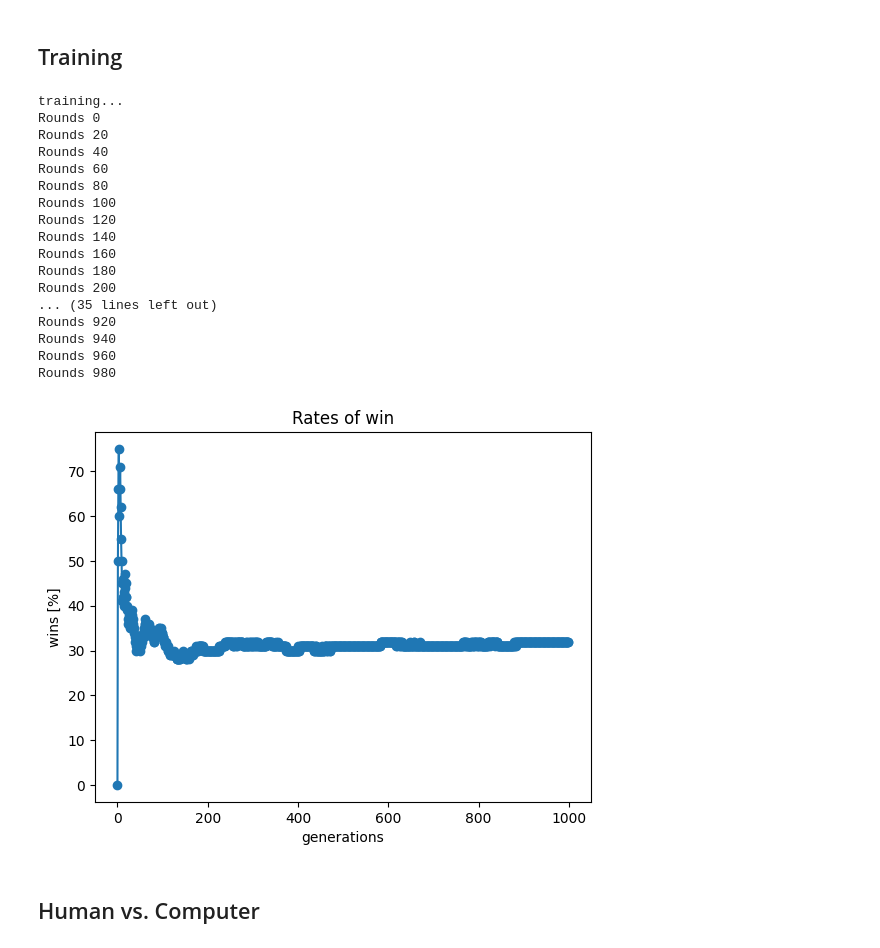
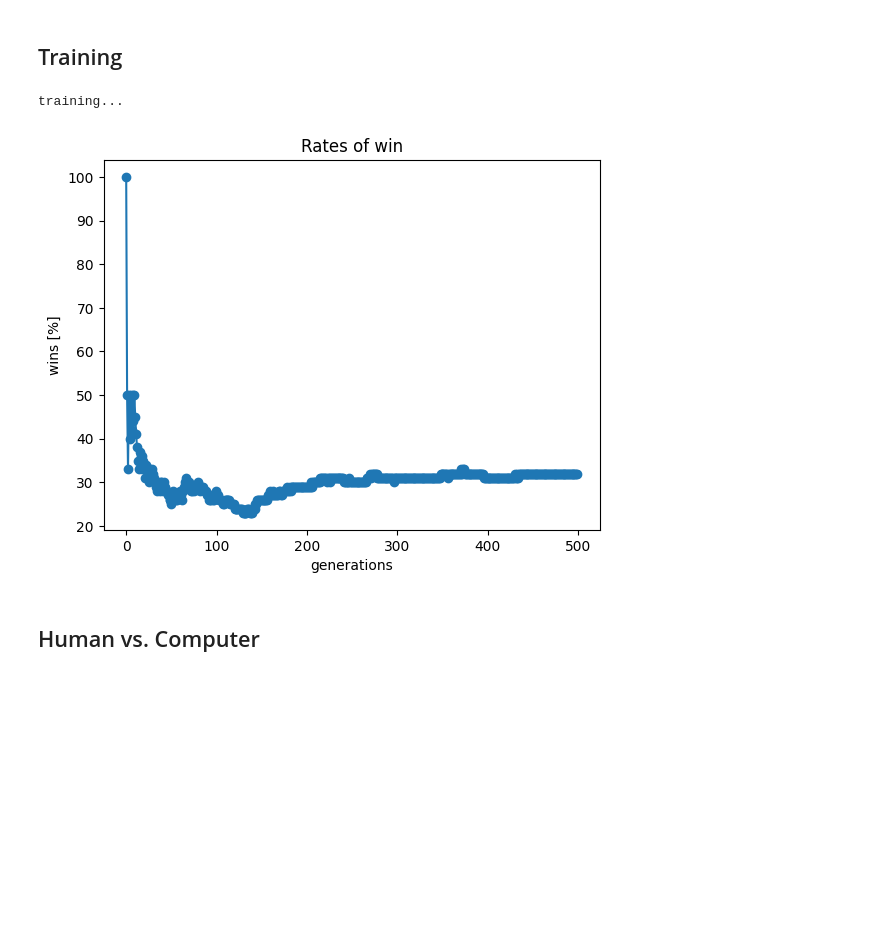
Before and after one commit to leighannelem/checkersRL_math156_24, a Jupyter notebook: new_notebook.ipynb, the cells around one changed output. Drawn from its saved outputs; the diff is of its cells as text; code cells hidden in the pictures; blank space fills up the shorter version.

```diff
--- a/new_notebook.ipynb
+++ b/new_notebook.ipynb
@@ -224,29 +21,13 @@ Epoch 16/16
 # %%
 p1 = Player("p1")
 p2 = Player("p2")
 
 st = State(p1, p2)
 print("training...")
-st.play(1000)
+st.play(500)
 # %% [output]
 training...
-Rounds 0
-Rounds 20
-Rounds 40
-Rounds 60
-Rounds 80
-Rounds 100
-Rounds 120
-Rounds 140
-Rounds 160
-Rounds 180
-Rounds 200
-... (35 lines left out)
-Rounds 920
-Rounds 940
-Rounds 960
-Rounds 980
-[figure, old version]
+[figure, new version]
 # %%
 p1.savePolicy()
 p2.savePolicy()
```
Also changed, not shown: parts of 3 cells of this notebook, 6 other files.
